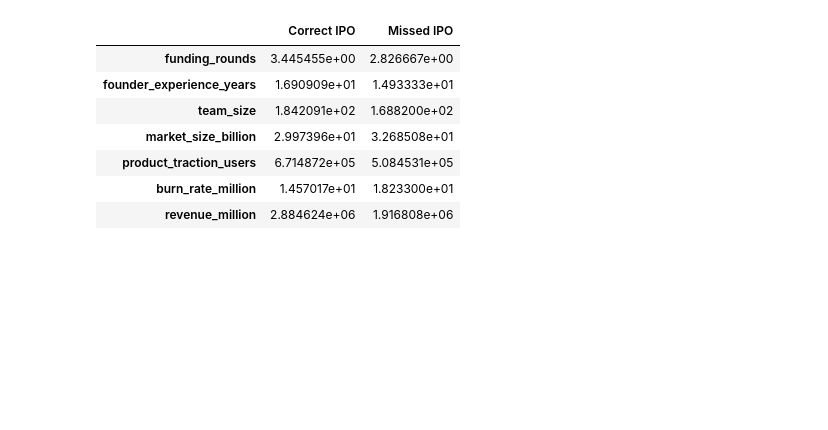
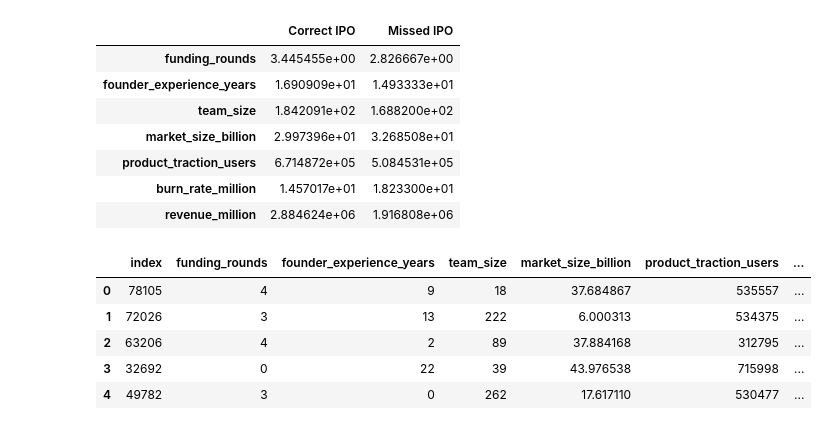
Before and after one commit to IsaiahWHayes/startup-success-prediction-capstone, a Jupyter notebook: model_evaluation.ipynb, the cells around one changed output. Cells and saved outputs as stored; diff of their text form; code cells hidden in the pictures; blank space fills up the shorter version.

```diff
--- a/model_evaluation.ipynb
+++ b/model_evaluation.ipynb
@@ -121,3 +121,13 @@ ipo_comparison
 | product_traction_users | 6.714872e+05 | 5.084531e+05 |
 | burn_rate_million | 1.457017e+01 | 1.823300e+01 |
 | revenue_million | 2.884624e+06 | 1.916808e+06 |
+# %%
+# Show me a DataFrame with all the actual IPO companies with predictions of Acquisition.
+ipo_df.head().reset_index()
+# %% [output]
+|  | index | funding_rounds | founder_experience_years | team_size | market_size_billion | product_traction_users | ... |
+| 0 | 78105 | 4 | 9 | 18 | 37.684867 | 535557 | ... |
+| 1 | 72026 | 3 | 13 | 222 | 6.000313 | 534375 | ... |
+| 2 | 63206 | 4 | 2 | 89 | 37.884168 | 312795 | ... |
+| 3 | 32692 | 0 | 22 | 39 | 43.976538 | 715998 | ... |
+| 4 | 49782 | 3 | 0 | 262 | 17.617110 | 530477 | ... |
```
Also changed, not shown: parts of 9 cells of this notebook.
